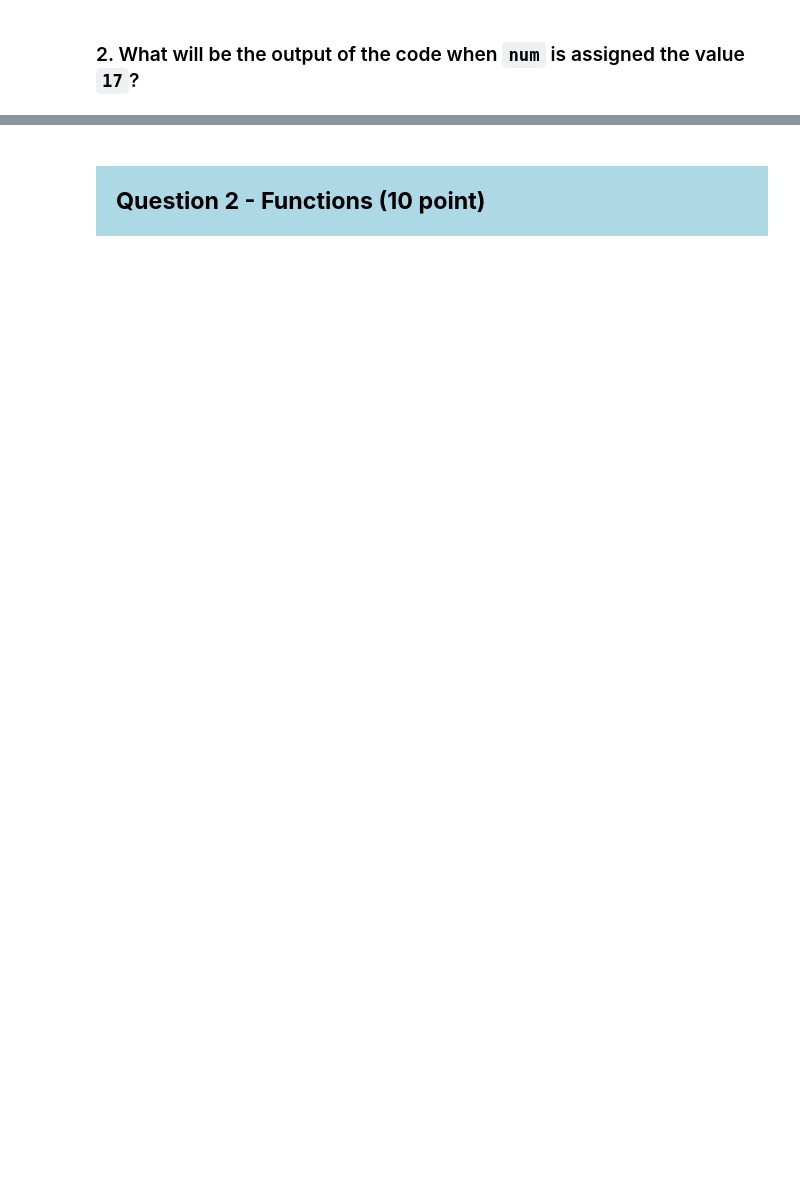
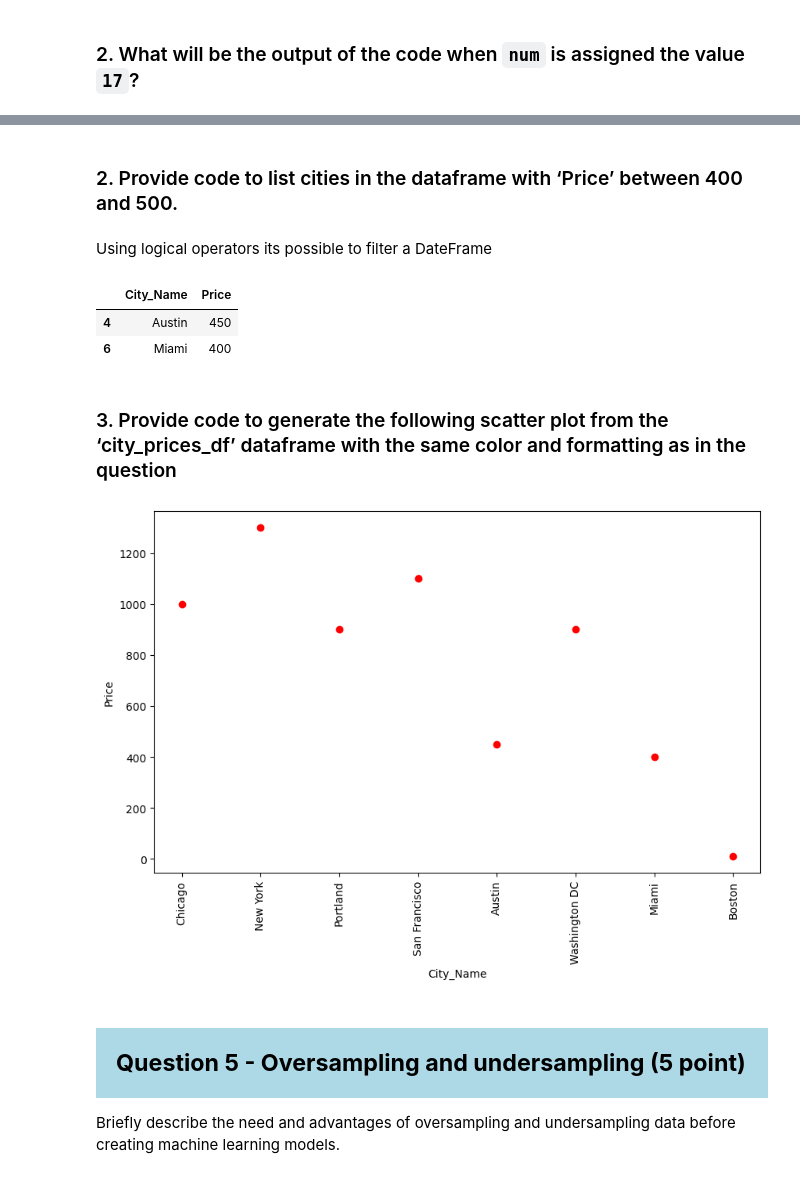
Before and after one commit to rifson/Python-Course, a Jupyter notebook: PRACTICE/PRACTICE_QUESTIONS.ipynb, the cells around one changed output, grey strips where cells are left out. Cells and saved outputs as stored; diff of their text form; code cells hidden in the pictures; blank space fills up the shorter version.

```diff
--- a/PRACTICE/PRACTICE_QUESTIONS.ipynb
+++ b/PRACTICE/PRACTICE_QUESTIONS.ipynb
@@ -52,0 +204,5 @@ print(is_even)
+# %%
+housing_price_dict = {
+    'a': ['Chicago', 'New York', 'Portland', 'San Francisco', 'Austin', 'Washington DC', 'Miami', 'Boston'],
+    'b': [1000, 1300, 900, 1100, 450, 900, 400, 10]
+}
@@ -52,0 +211,5 @@ print(is_even)
+# %%
+city_prices_df = pd.DataFrame({
+    'City_Name': housing_price_dict['a'],
+    'Price': housing_price_dict['b']
+})
@@ -52,0 +228,4 @@ print(is_even)
+# %% [markdown]
+### 2. Provide code to list cities in the dataframe with ‘Price’ between 400 and 500.
+# %% [markdown]
+Using logical operators its possible to filter a DateFrame
@@ -52,0 +236,8 @@ print(is_even)
+# %%
+filtered_cities # Show filtered cities
+# %% [output]
+|  | City_Name | Price |
+| 4 | Austin | 450 |
+| 6 | Miami | 400 |
+# %% [markdown]
+### 3. Provide code to generate the following scatter plot from the ‘city_prices_df’ dataframe with the same color and formatting as in the question
@@ -53,2 +246,17 @@ print(is_even)
+# %%
+plt.figure(figsize=(10, 6))
+plt.scatter(x=city_prices_df['City_Name'], # City on x-axis from "city_prices_df" -> City_Name
+            y=city_prices_df['Price'], # Price on y axis from "city_prices_df" -> Price
+            color='red') # Colors should be red
+
+plt.xlabel("City_Name") # Label for x
+plt.ylabel("Price") # Label for y
+plt.xticks(rotation=90) # Rotate x labels 90 degrees
+plt.show()
+# %% [output]
+[figure, added]
 # %% [markdown]
-<h2 style="background-color: lightblue; color: black; padding: 20px; font-weight: bold;">Question 2 - Functions (10 point)</h2>
+<h2 style="background-color: lightblue; color: black; padding: 20px; font-weight: bold;">Question 5 - Oversampling and undersampling (5 point)</h2>
+
+Briefly describe the need and advantages of oversampling and undersampling data
+before creating machine learning models.
```
Also changed, not shown: parts of 36 cells of this notebook.
